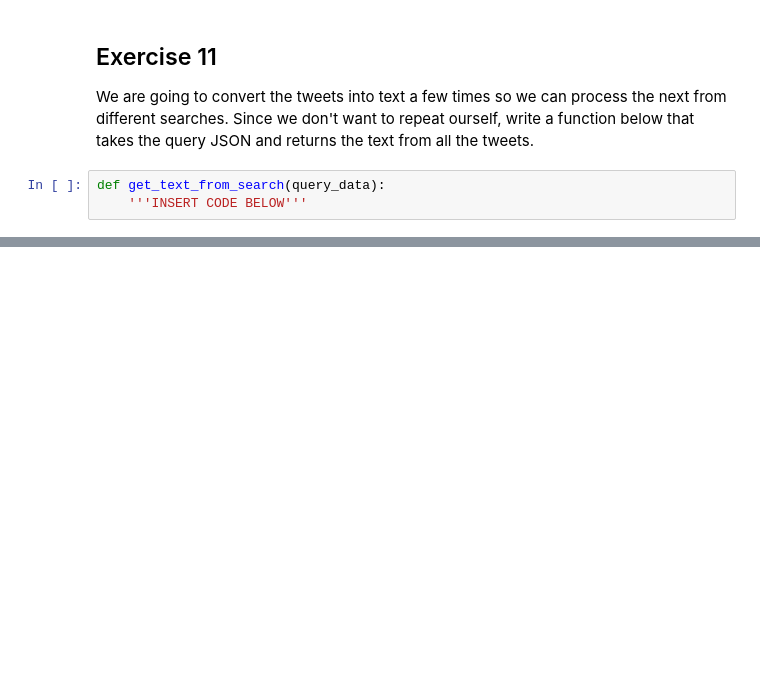
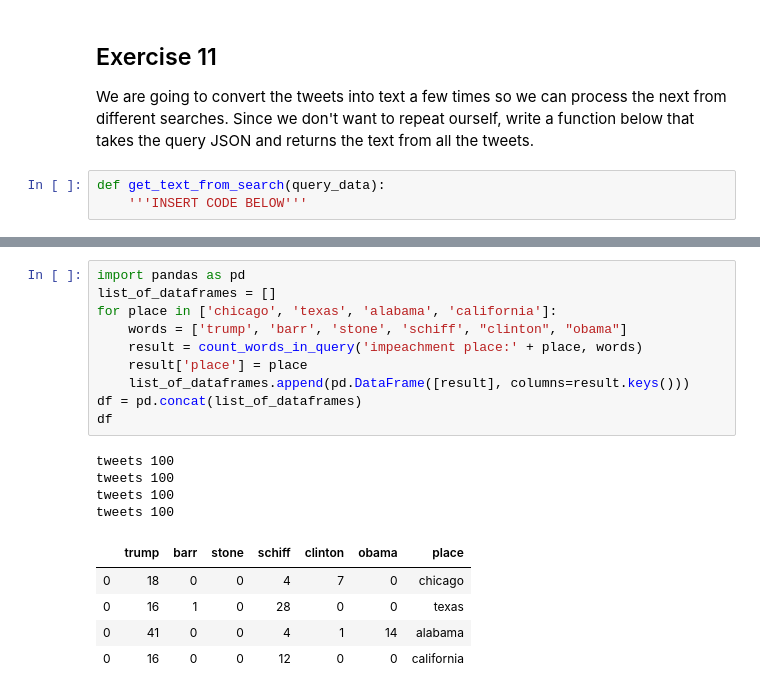
Before and after one commit to silverdrake11/twitter_uchicago_workshop, a Jupyter notebook: notebook.ipynb, the cells around one changed output, grey strips where cells are left out. Cells and saved outputs as stored; diff of their text form; blank space fills up the shorter version.

```diff
--- a/notebook.ipynb
+++ b/notebook.ipynb
@@ -362,0 +383,20 @@ corpus_no_chars
+# %%
+import pandas as pd
+list_of_dataframes = []
+for place in ['chicago', 'texas', 'alabama', 'california']:
+    words = ['trump', 'barr', 'stone', 'schiff', "clinton", "obama"]
+    result = count_words_in_query('impeachment place:' + place, words)
+    result['place'] = place
+    list_of_dataframes.append(pd.DataFrame([result], columns=result.keys()))
+df = pd.concat(list_of_dataframes)
+df
+# %% [output]
+tweets 100
+tweets 100
+tweets 100
+tweets 100
+|  | trump | barr | stone | schiff | clinton | obama | place |
+| 0 | 18 | 0 | 0 | 4 | 7 | 0 | chicago |
+| 0 | 16 | 1 | 0 | 28 | 0 | 0 | texas |
+| 0 | 41 | 0 | 0 | 4 | 1 | 14 | alabama |
+| 0 | 16 | 0 | 0 | 12 | 0 | 0 | california |
```
Also changed, not shown: parts of 17 cells of this notebook.
